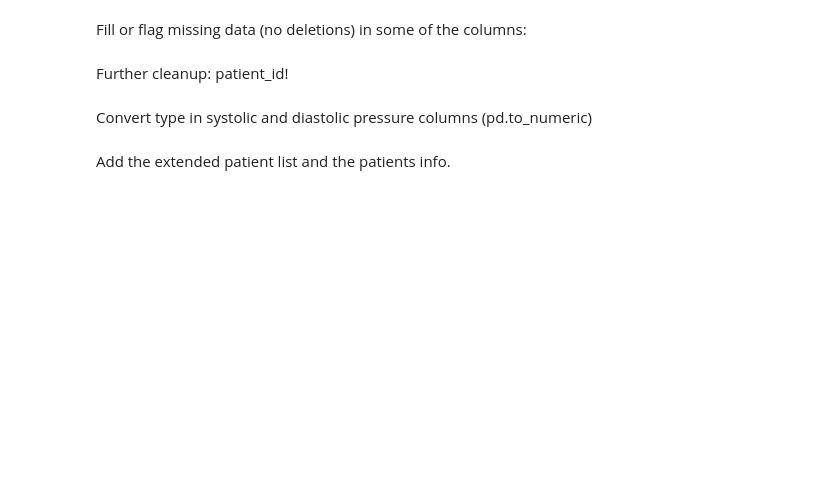
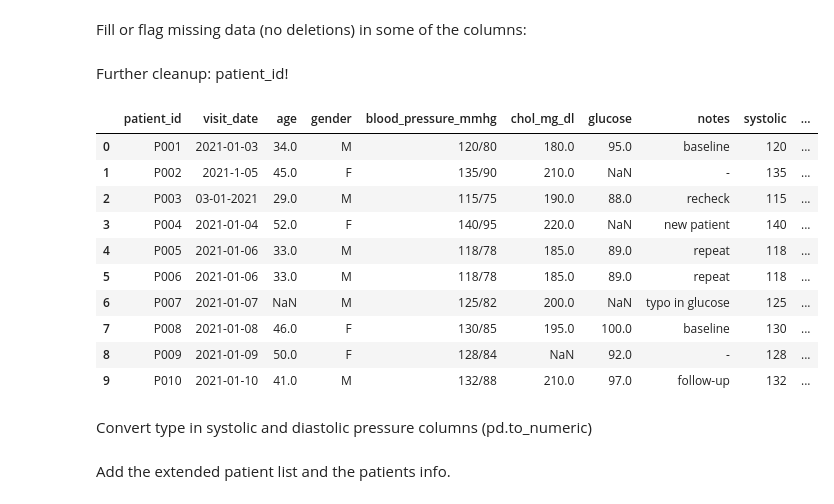
Before and after one commit to Hassan-Haydar/DSA103, a Jupyter notebook: LifeScienceData/lecture16/data_wrangling.ipynb, the cells around one changed output. Cells and saved outputs as stored; diff of their text form; code cells hidden in the pictures; blank space fills up the shorter version.

```diff
--- a/LifeScienceData/lecture16/data_wrangling.ipynb
+++ b/LifeScienceData/lecture16/data_wrangling.ipynb
@@ -52,0 +79,5 @@ df
+# %%
+df.systlolic = df.systolic.apply(pd.to_numeric)
+df.diastolic = df.diastolic.apply(pd.to_numeric) #so after we split
+#we need to convert to numeric from string to int
+df.systlolic
@@ -76,6 +155,22 @@ df
 Fill or flag missing data (no deletions) in some of the columns:
 # %% [markdown]
 Further cleanup: patient_id!
+# %%
+df.patient_id= df.patient_id.str.upper()
+df #we first here should standardize the patient ids to upper case
+#because some are lower case
+# %% [output]
+|  | patient_id | visit_date | age | gender | blood_pressure_mmhg | chol_mg_dl | glucose | notes | systolic | ... |
+| 0 | P001 | 2021-01-03 | 34.0 | M | 120/80 | 180.0 | 95.0 | baseline | 120 | ... |
+| 1 | P002 | 2021-1-05 | 45.0 | F | 135/90 | 210.0 | NaN | - | 135 | ... |
+| 2 | P003 | 03-01-2021 | 29.0 | M | 115/75 | 190.0 | 88.0 | recheck | 115 | ... |
+| 3 | P004 | 2021-01-04 | 52.0 | F | 140/95 | 220.0 | NaN | new patient | 140 | ... |
+| 4 | P005 | 2021-01-06 | 33.0 | M | 118/78 | 185.0 | 89.0 | repeat | 118 | ... |
+| 5 | P006 | 2021-01-06 | 33.0 | M | 118/78 | 185.0 | 89.0 | repeat | 118 | ... |
+| 6 | P007 | 2021-01-07 | NaN | M | 125/82 | 200.0 | NaN | typo in glucose | 125 | ... |
+| 7 | P008 | 2021-01-08 | 46.0 | F | 130/85 | 195.0 | 100.0 | baseline | 130 | ... |
+| 8 | P009 | 2021-01-09 | 50.0 | F | 128/84 | NaN | 92.0 | - | 128 | ... |
+| 9 | P010 | 2021-01-10 | 41.0 | M | 132/88 | 210.0 | 97.0 | follow-up | 132 | ... |
 # %% [markdown]
 Convert type in systolic and diastolic pressure columns (pd.to_numeric)
 # %% [markdown]
```
Also changed, not shown: parts of 12 cells of this notebook, 1 other file.
